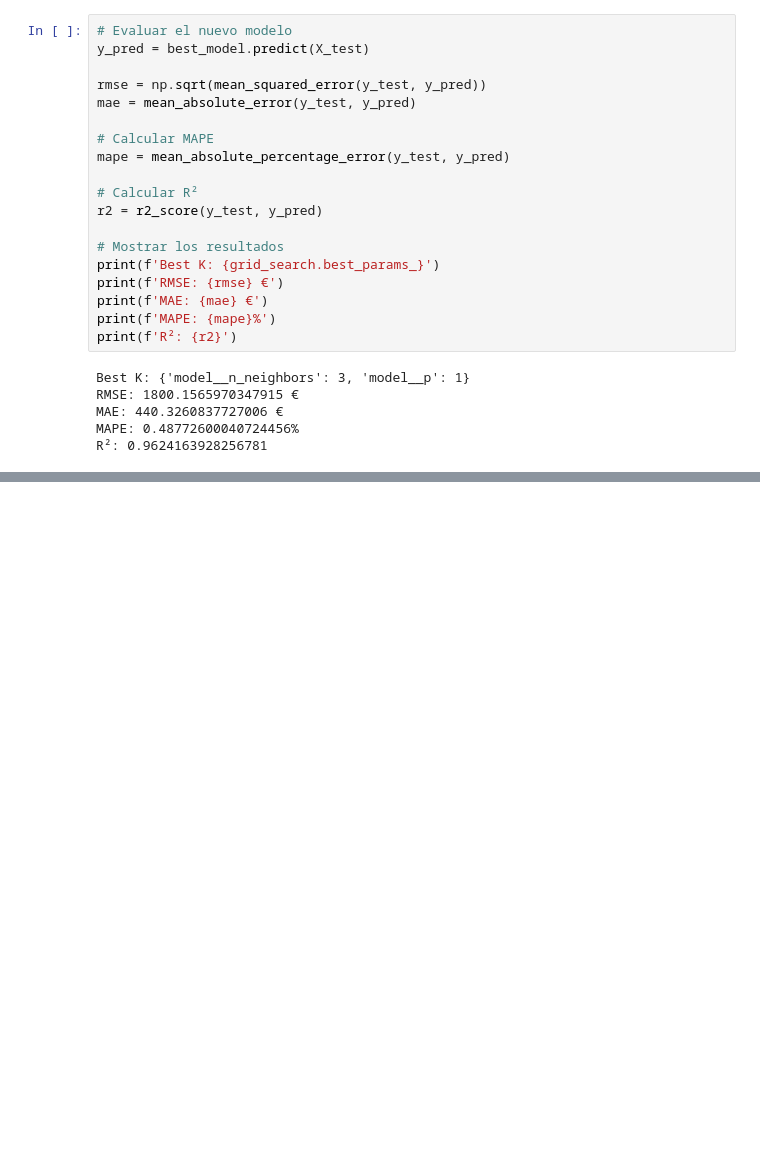
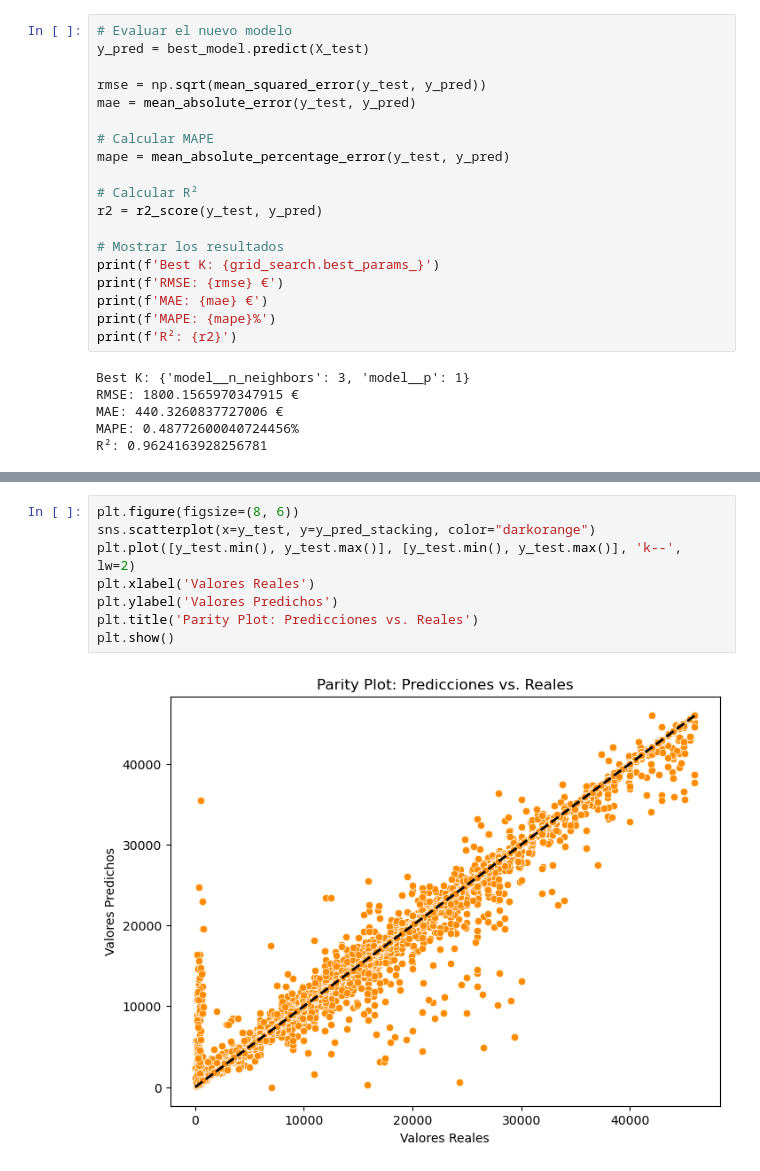
Before and after one commit to aliciacaminero/AutoMatch, a Jupyter notebook: Recomendador/modelo.ipynb, the cells around one changed output, grey strips where cells are left out. Cells and saved outputs as stored; diff of their text form; blank space fills up the shorter version.

```diff
--- a/Recomendador/modelo.ipynb
+++ b/Recomendador/modelo.ipynb
@@ -220,0 +431,10 @@ R²: 0.7895449815487403
+# %%
+plt.figure(figsize=(8, 6))
+sns.scatterplot(x=y_test, y=y_pred_stacking, color="darkorange")
+plt.plot([y_test.min(), y_test.max()], [y_test.min(), y_test.max()], 'k--', lw=2)
+plt.xlabel('Valores Reales')
+plt.ylabel('Valores Predichos')
+plt.title('Parity Plot: Predicciones vs. Reales')
+plt.show()
+# %% [output]
+[figure, added]
```
Also changed, not shown: parts of 19 cells of this notebook, 1 other file.
